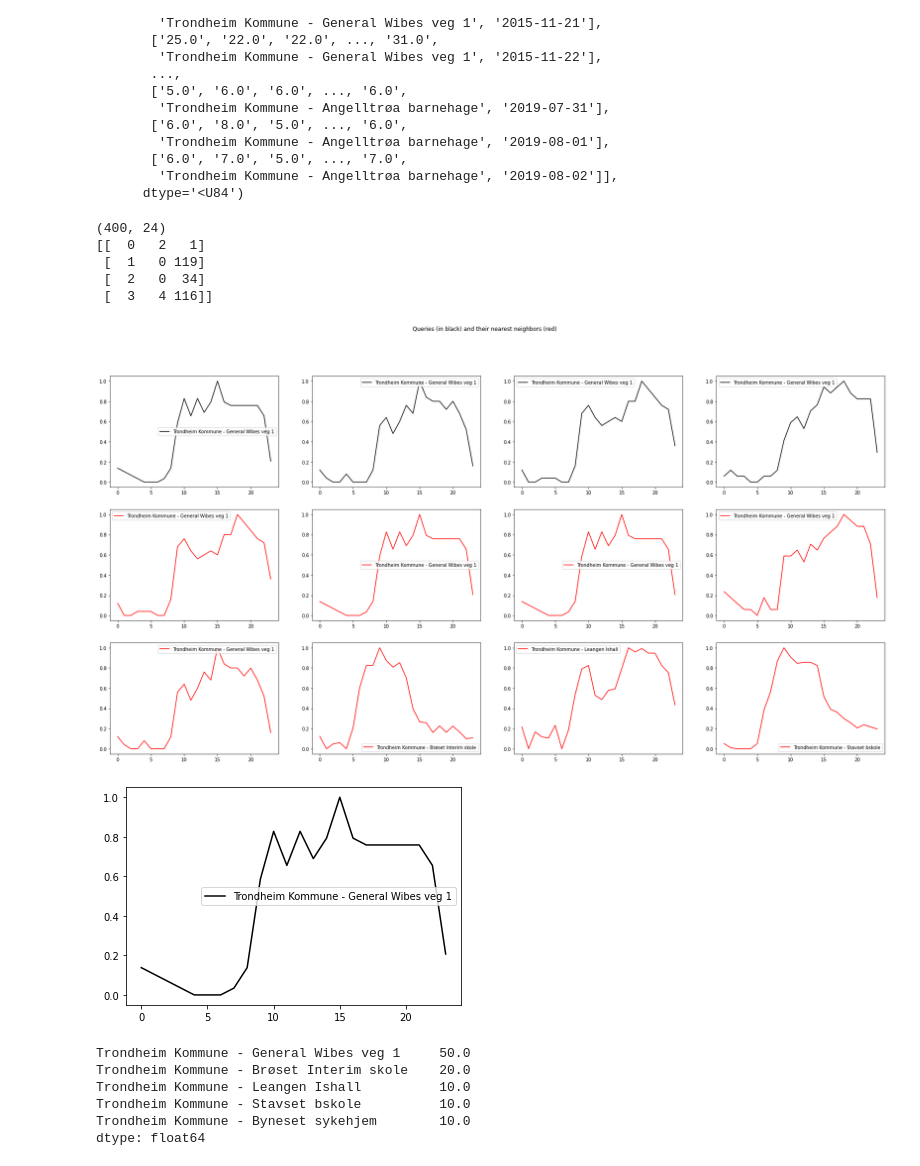
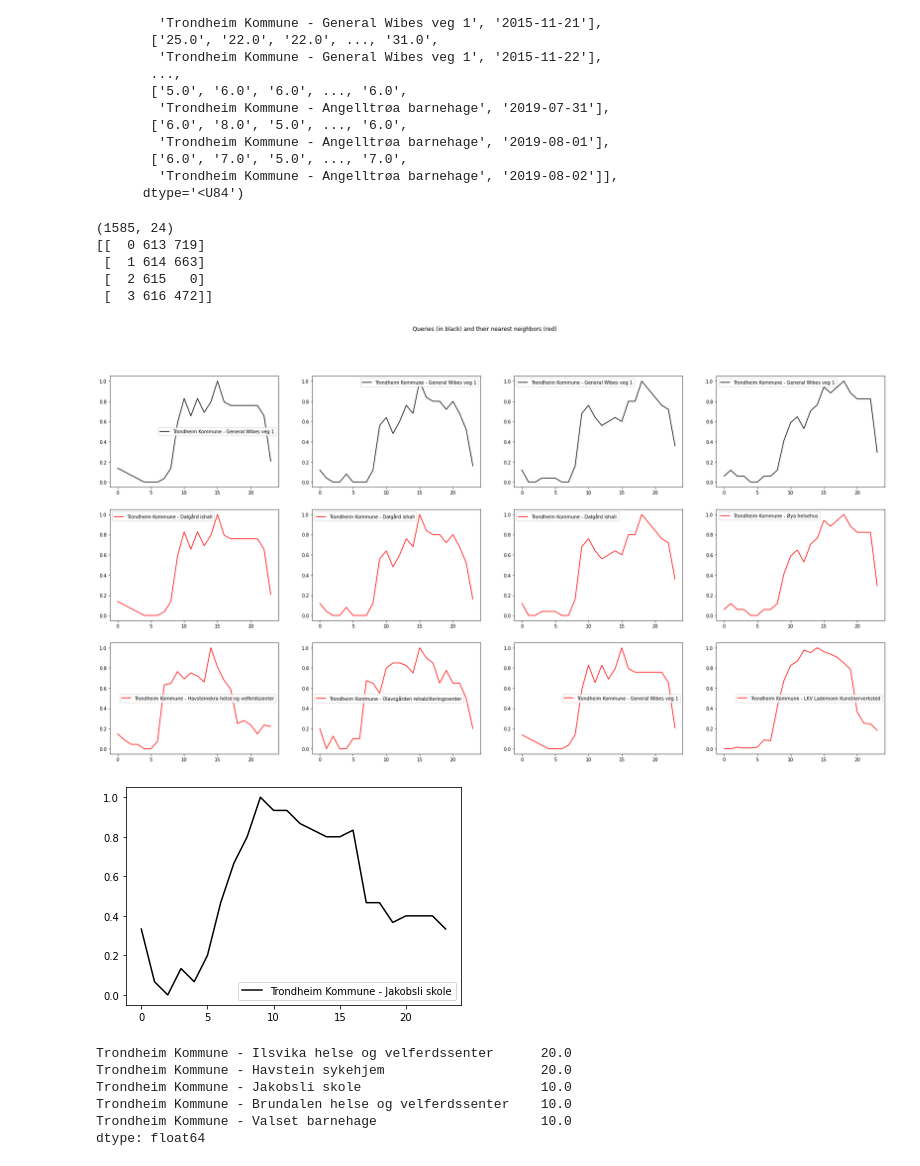
Before and after one commit to dagokl/trdk02_energy_consumption, a Jupyter notebook: models/resources/knnDTW.ipynb, the cells around one changed output. Cells and saved outputs as stored; diff of their text form; code cells hidden in the pictures.

```diff
--- a/models/resources/knnDTW.ipynb
+++ b/models/resources/knnDTW.ipynb
@@ -154,11 +154,12 @@ array([['24.0', '23.0', '22.0', ..., '26.0',
       dtype='<U84')
 # %%
 # remove last column and transform to floats
-start, end = 0, 400
-X_nolabel = X[start:end,:-2].astype(float)
+start = 0
+X_nolabel = X[start:,:-2].astype(float)
 # normalize with minmax so every day is from 0 to 1 using axis=-1
 X_nolabel = (X_nolabel - X_nolabel.min(axis=-1, keepdims=True)) / (X_nolabel.max(axis=-1, keepdims=True) - X_nolabel.min(axis=-1, keepdims=True))
-
+# drop nan
+X_nolabel = X_nolabel[~np.isnan(X_nolabel).any(axis=1)]
 
 print(X_nolabel.shape)
 n_neighbors = 3
@@ -182,39 +183,39 @@ for idx_ts in range(n_queries):
 plt.suptitle("Queries (in black) and their nearest neighbors (red)")
 plt.show()
 # %% [output]
-(400, 24)
-[[  0   2   1]
- [  1   0 119]
- [  2   0  34]
- [  3   4 116]]
+(1585, 24)
+[[  0 613 719]
+ [  1 614 663]
+ [  2 615   0]
+ [  3 616 472]]
-[figure, old version]
+[figure, new version]
 # %%
-query_idx = 0
+query_idx = 200
 n_neighbors = 10
 
 plt.plot(X_nolabel[query_idx].ravel(), "k-", label=str(X[query_idx + start, -2]))
 plt.legend()
 plt.show()
 
 knn = KNeighborsTimeSeries(n_neighbors=n_neighbors, metric='dtw')
 knn.fit(X_nolabel)
 ind = knn.kneighbors(X_nolabel[query_idx].reshape(1, -1), return_distance=False)
 
 # count labels of all n nearest neighbors
 labels = X[ind[0, :] + start, -2]
 # create pd series with each label counted
 label_counts = pd.Series(labels).value_counts()
 # sort by count
 label_counts.sort_values(ascending=False, inplace=True)
 # create percanetage of each label
 label_counts = 100 * label_counts / label_counts.sum()
 # get 5 labels with highest percentage
 print(label_counts.head(5))
 # %% [output]
-[figure, old version]
+[figure, new version]
-Trondheim Kommune - General Wibes veg 1     50.0
-Trondheim Kommune - Brøset Interim skole    20.0
-Trondheim Kommune - Leangen Ishall          10.0
-Trondheim Kommune - Stavset bskole          10.0
-Trondheim Kommune - Byneset sykehjem        10.0
+Trondheim Kommune - Ilsvika helse og velferdssenter      20.0
+Trondheim Kommune - Havstein sykehjem                    20.0
+Trondheim Kommune - Jakobsli skole                       10.0
+Trondheim Kommune - Brundalen helse og velferdssenter    10.0
+Trondheim Kommune - Valset barnehage                     10.0
 dtype: float64
```
Also changed, not shown: parts of 2 cells of this notebook.
